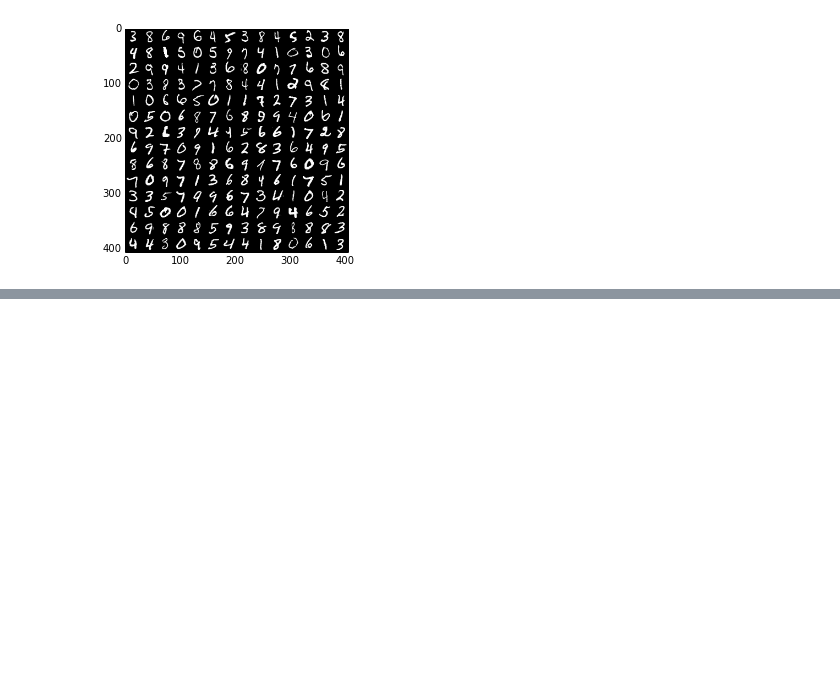
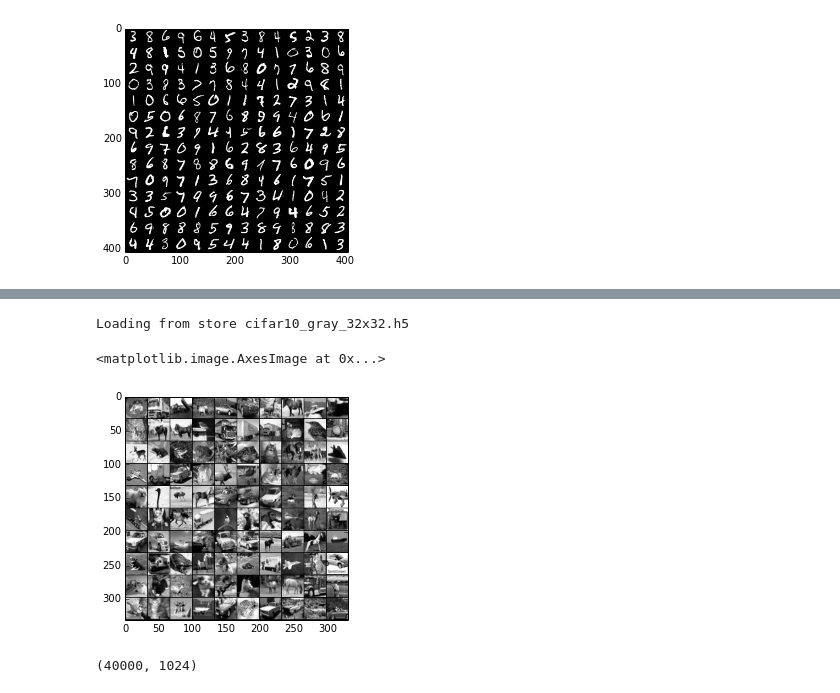
Before and after one commit to osdf/utils, a Jupyter notebook: notebooks/LISTA|CoD-MNIST.ipynb, the cells around one changed output, grey strips where cells are left out. Saved outputs shown, nothing was run; the diff lists cells and outputs as text; code cells hidden in the pictures; blank space fills up the shorter version.

```diff
--- a/notebooks/LISTA|CoD-MNIST.ipynb
+++ b/notebooks/LISTA|CoD-MNIST.ipynb
@@ -536,0 +561,14 @@ array(0.13695523142814636, dtype=float32)
+# %%
+from cifar10 import dataset as ds
+data = ds.get_store("cifar10_gray_32x32.h5")
+tmp = np.asarray(data['train']['inputs'], dtype=np.float)
+tmp = tmp - tmp.mean(axis=1, keepdims=True)
+tmp = tmp/(tmp.std(axis=1, keepdims=True) + 1e-6)
+# %% [output]
+Loading from store cifar10_gray_32x32.h5
+# %%
+im = np.array(misc.visualize(tmp[:100], 32**2))
+plt.imshow(im, cmap=cm.gray)
+# %% [output]
+<matplotlib.image.AxesImage at 0x...>
+[figure, added]
@@ -536,0 +577,4 @@ array(0.13695523142814636, dtype=float32)
+# %%
+data.shape
+# %% [output]
+(40000, 1024)
```
Also changed, not shown: parts of 12 cells of this notebook, 1 other file.
